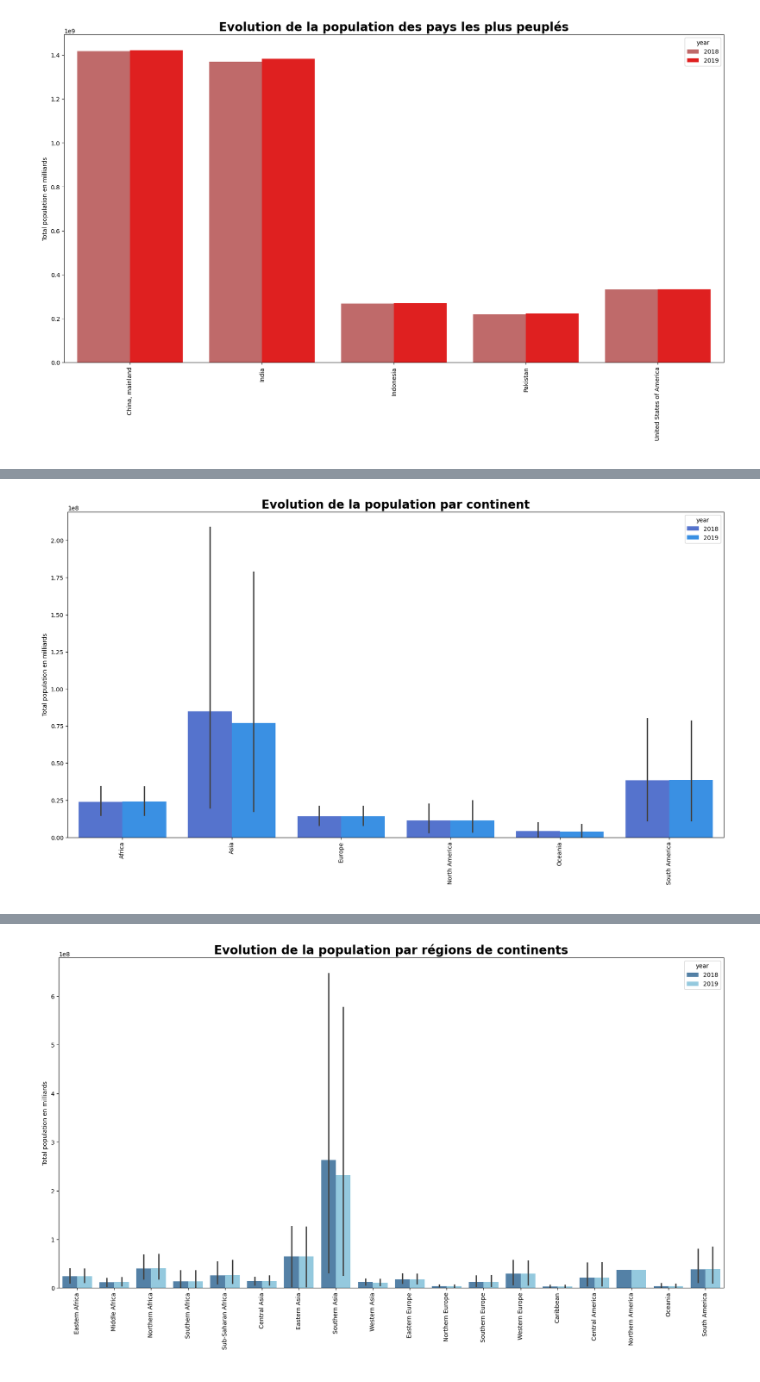
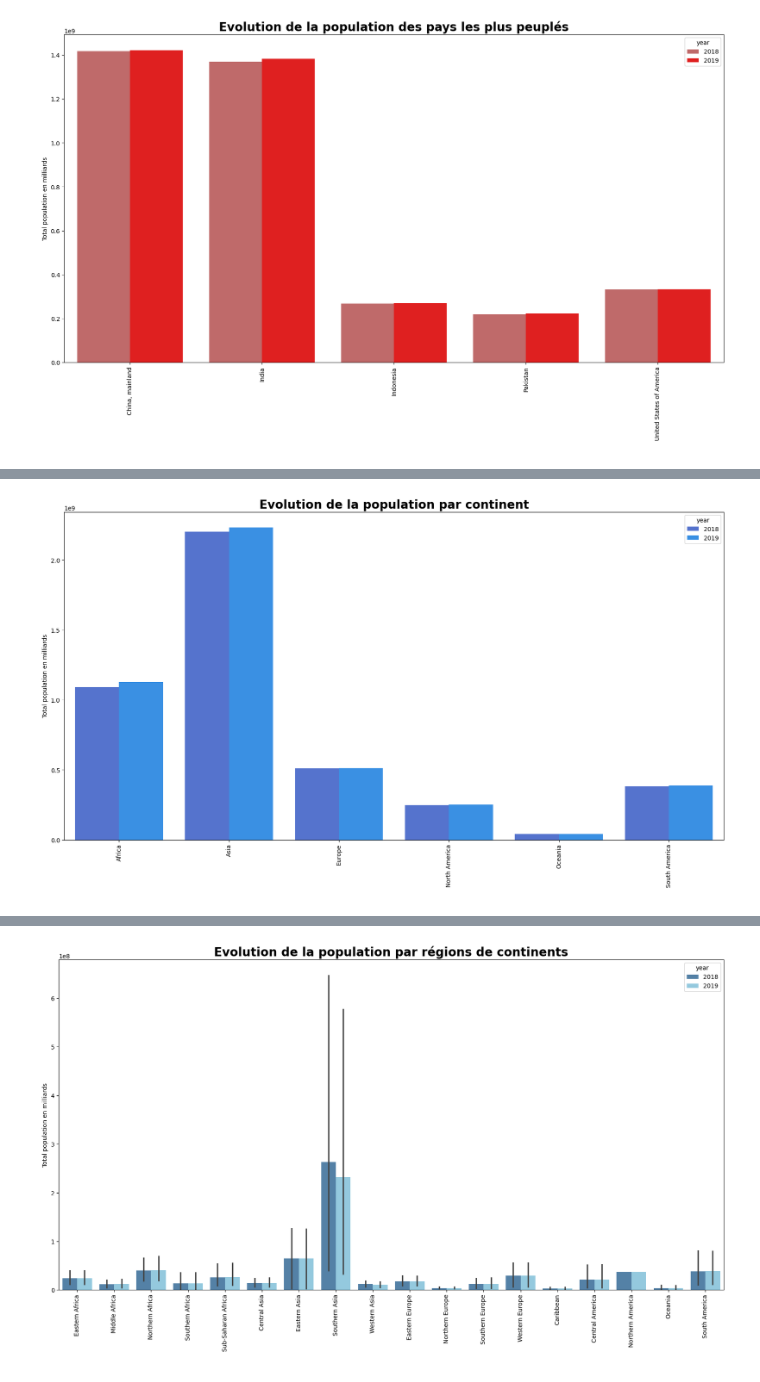
Before and after one commit to t7bo/pandas_fao, a Jupyter notebook: main.ipynb, the cells around one changed output, grey strips where cells are left out. Cells and saved outputs as stored; diff of their text form; code cells hidden in the pictures.

```diff
--- a/main.ipynb
+++ b/main.ipynb
@@ -980,7 +970,7 @@ final_df_2019.head(1)
 
 evolution_continents = final_df.groupby(["continent", "country_group", "country", "year"])["pop_1000_hab"].first()
 evolution_continents = evolution_continents.reset_index()
-evolution_continents["pop_1000_hab"] = evolution_continents["pop_1000_hab"] * 1000
+evolution_continents["pop_1000_hab"] = evolution_continents["pop_1000_hab"]
 evolution_continents = evolution_continents.rename(columns={"pop_1000_hab" : "total_population"})
 evolution_continents
 # %% [output]
@@ -999 +989,7 @@ evolution_continents
 305 rows × 5 columns
+# %%
+abc = evolution_continents.groupby(["continent", "country", "year"])["total_population"].sum()
+abc = abc.reset_index()
+abc = abc.groupby(["continent", "year"])["total_population"].sum()
+abc = abc.reset_index()
+abc
@@ -1000,14 +1024,14 @@ evolution_continents
 # %%
 plt.figure(figsize=(20, 10))
 
 custom_palette = {2018: "royalblue", 2019: "dodgerblue"}
 
 plt.title('Evolution de la population par continent', fontsize="20", fontweight="bold")
 plt.xlabel(' ')
 plt.ylabel('Total population en milliards')
-sns.barplot(x='continent', y='total_population', data=evolution_continents, hue="year", palette=custom_palette)
+sns.barplot(x='continent', y='total_population', data=abc, hue="year", palette=custom_palette)
 plt.xticks(rotation=90)
 
 plt.show()
 # %% [output]
-[figure, old version]
+[figure, new version]
```
Also changed, not shown: parts of 16 cells of this notebook, 3 other files.
